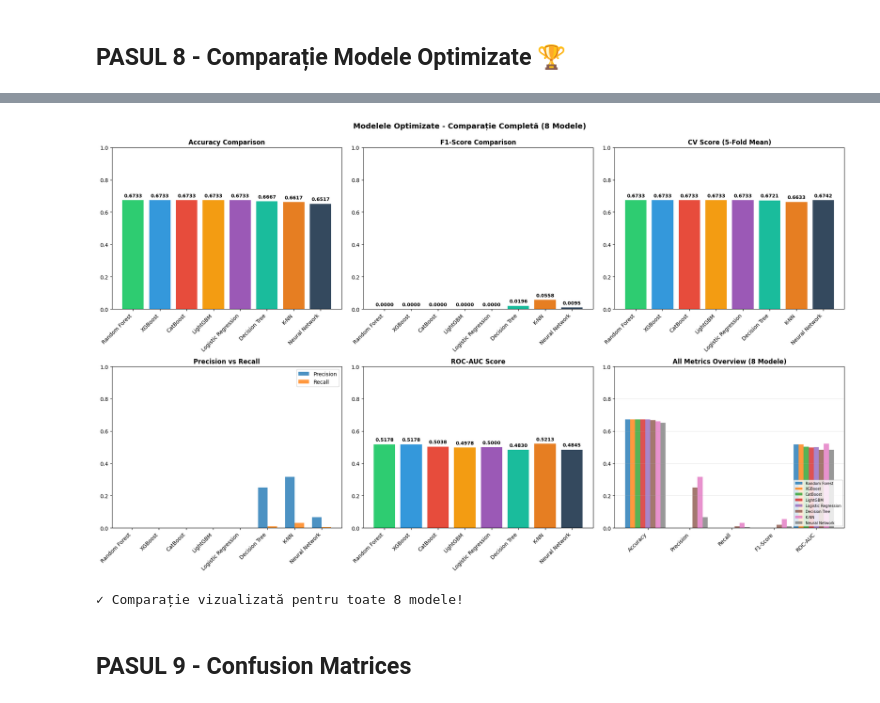
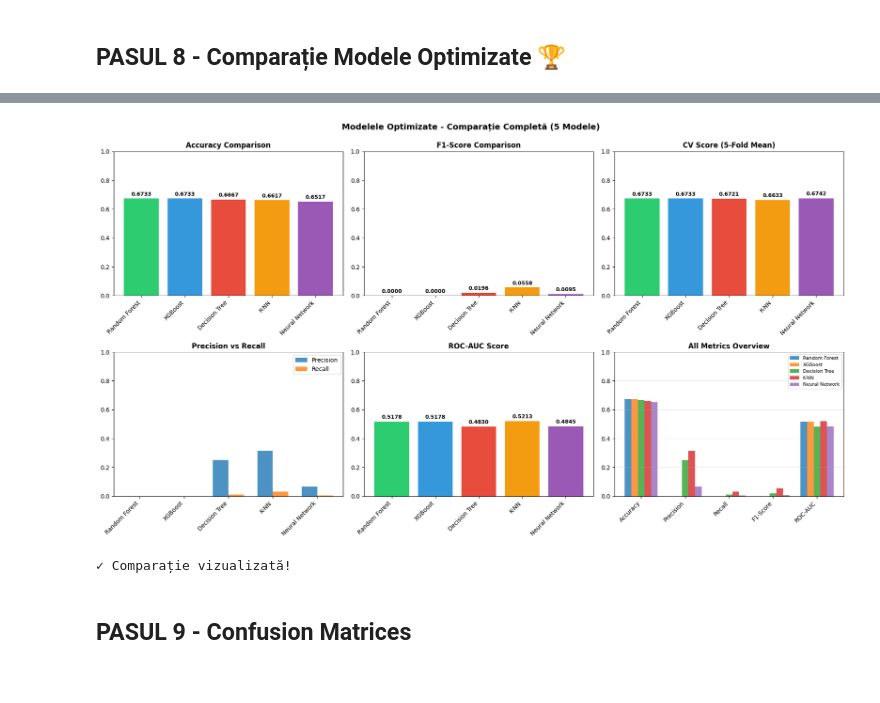
Before and after one commit to MarcoMihalca/SistemeInteligente, a Jupyter notebook: Saptamana_10_KNN.ipynb, the cells around one changed output, grey strips where cells are left out. Cells and saved outputs as stored; diff of their text form; code cells hidden in the pictures.

Commit message:
Cerinte saptamana 10
Am adaugat codul / cerintele pentru saptmana 10.

```diff
--- a/Saptamana8_Feature_Engineering.ipynb
+++ b/Saptamana_10_KNN.ipynb
@@ -1899,25 +1873,18 @@ CATBOOST - HYPERPARAMETER OPTIMIZATION
 ## PASUL 8 - Comparație Modele Optimizate 🏆
 # %%
 print("\n" + "="*80)
-print("COMPARAȚIE MODELE OPTIMIZATE - FULL METRICS (8 MODELE)")
+print("COMPARAȚIE MODELE OPTIMIZATE - FULL METRICS")
 print("="*80)
 
-# Creează DataFrame cu rezultate (8 modele - inclusiv Logistic Regression)
+# Creează DataFrame cu rezultate
 results_optimized = pd.DataFrame({
-    'Model': ['Random Forest', 'XGBoost', 'Neural Network', 'Decision Tree', 'K-NN', 'LightGBM', 'CatBoost', 'Logistic Regression'],
-    'CV Score': [grid_search_rf.best_score_, grid_search_xgb.best_score_, grid_search_nn.best_score_,
-                 grid_search_dt.best_score_, grid_search_knn.best_score_, grid_search_lgb.best_score_,
-                 grid_search_cat.best_score_, grid_search_lr.best_score_],
-    'Accuracy': [accuracy_rf_opt, accuracy_xgb_opt, accuracy_nn_opt, accuracy_dt_opt, accuracy_knn_opt,
-                 accuracy_lgb_opt, accuracy_cat_opt, accuracy_lr_opt],
-    'Precision': [precision_rf_opt, precision_xgb_opt, precision_nn_opt, precision_dt_opt, precision_knn_opt,
-                  precision_lgb_opt, precision_cat_opt, precision_lr_opt],
-    'Recall': [recall_rf_opt, recall_xgb_opt, recall_nn_opt, recall_dt_opt, recall_knn_opt,
-               recall_lgb_opt, recall_cat_opt, recall_lr_opt],
-    'F1-Score': [f1_rf_opt, f1_xgb_opt, f1_nn_opt, f1_dt_opt, f1_knn_opt,
-                 f1_lgb_opt, f1_cat_opt, f1_lr_opt],
-    'ROC-AUC': [roc_auc_rf_opt, roc_auc_xgb_opt, roc_auc_nn_opt, roc_auc_dt_opt, roc_auc_knn_opt,
-                roc_auc_lgb_opt, roc_auc_cat_opt, roc_auc_lr_opt]
+    'Model': ['Random Forest', 'XGBoost', 'Neural Network', 'Decision Tree', 'K-NN'],
+    'CV Score': [grid_search_rf.best_score_, grid_search_xgb.best_score_, grid_search_nn.best_score_, grid_search_dt.best_score_, grid_search_knn.best_score_],
+    'Accuracy': [accuracy_rf_opt, accuracy_xgb_opt, accuracy_nn_opt, accuracy_dt_opt, accuracy_knn_opt],
+    'Precision': [precision_rf_opt, precision_xgb_opt, precision_nn_opt, precision_dt_opt, precision_knn_opt],
+    'Recall': [recall_rf_opt, recall_xgb_opt, recall_nn_opt, recall_dt_opt, recall_knn_opt],
+    'F1-Score': [f1_rf_opt, f1_xgb_opt, f1_nn_opt, f1_dt_opt, f1_knn_opt],
+    'ROC-AUC': [roc_auc_rf_opt, roc_auc_xgb_opt, roc_auc_nn_opt, roc_auc_dt_opt, roc_auc_knn_opt]
 })
 
 # Sortează după Accuracy (descrescător)
@@ -1929,16 +1896,16 @@ print(results_optimized.to_string(index=False))
 print("\n" + "="*80)
 print("RANKING:")
 for idx, row in results_optimized.iterrows():
-    medals = ["🥇", "🥈", "🥉", "4️⃣", "5️⃣", "6️⃣", "7️⃣", "8️⃣"]
+    medals = ["🥇", "🥈", "🥉", "4️⃣", "5️⃣"]
     medal = medals[idx] if idx < len(medals) else "❌"
     print(f"{medal} #{idx+1}: {row['Model']:20s} - Accuracy: {row['Accuracy']:.4f}, F1: {row['F1-Score']:.4f}")
 
 print("\n" + "="*80)
 
-# Vizualizare comparație - 8 modele
-fig, axes = plt.subplots(2, 3, figsize=(20, 12))
+# Vizualizare comparație - 5 modele, o combinație de grafice
+fig, axes = plt.subplots(2, 3, figsize=(18, 10))
 
-colors = ['#2ecc71', '#3498db', '#e74c3c', '#f39c12', '#9b59b6', '#1abc9c', '#e67e22', '#34495e']
+colors = ['#2ecc71', '#3498db', '#e74c3c', '#f39c12', '#9b59b6']
 
 # Plot 1: Accuracy
 axes[0, 0].bar(range(len(results_optimized)), results_optimized['Accuracy'], color=colors)
@@ -1987,27 +1954,34 @@ axes[1, 1].set_xticklabels(results_optimized['Model'], rotation=45, ha='right')
 for i, v in enumerate(results_optimized['ROC-AUC']):
     axes[1, 1].text(i, v + 0.02, f'{v:.4f}', ha='center', fontweight='bold', fontsize=9)
 
-# Plot 6: All metrics overview - Spider/Radar chart alternative (all metrics for top 3)
+# Plot 6: All metrics overview
 metrics = ['Accuracy', 'Precision', 'Recall', 'F1-Score', 'ROC-AUC']
 x = np.arange(len(metrics))
-width = 0.12
+width = 0.15
 
-for i, model in enumerate(results_optimized['Model'][:8]):
-    model_row = results_optimized[results_optimized['Model'] == model].iloc[0]
-    values = [model_row[metric] for metric in metrics]
-    axes[1, 2].bar(x + (i - 4) * width, values, width, label=model, alpha=0.8)
+for i, model in enumerate(results_optimized['Model']):
+    values = [results_optimized.iloc[0][metric] if i == 0 else
+              results_optimized[results_optimized['Model'] == model][metric].values[0]
+              for metric in metrics]
+    if i == 0:
+        values = [results_optimized.iloc[0][metric] for metric in metrics]
+        axes[1, 2].bar(x + (i - 2) * width, values, width, label=model, alpha=0.8)
+    else:
+        model_row = results_optimized[results_optimized['Model'] == model].iloc[0]
+        values = [model_row[metric] for metric in metrics]
+        axes[1, 2].bar(x + (i - 2) * width, values, width, label=model, alpha=0.8)
 
-axes[1, 2].set_title('All Metrics Overview (8 Modele)', fontweight='bold', fontsize=12)
+axes[1, 2].set_title('All Metrics Overview', fontweight='bold', fontsize=12)
 axes[1, 2].set_xticks(x)
 axes[1, 2].set_xticklabels(metrics, rotation=45, ha='right')
-axes[1, 2].legend(fontsize=7, loc='lower right')
+axes[1, 2].legend(fontsize=8)
 axes[1, 2].set_ylim([0, 1])
 axes[1, 2].grid(axis='y', alpha=0.3)
 
-plt.suptitle('Modelele Optimizate - Comparație Completă (8 Modele)', fontsize=14, fontweight='bold', y=0.995)
+plt.suptitle('Modelele Optimizate - Comparație Completă (5 Modele)', fontsize=14, fontweight='bold', y=0.995)
 plt.tight_layout()
 plt.show()
 
-print("\n✓ Comparație vizualizată pentru toate 8 modele!")
+print("\n✓ Comparație vizualizată!")
 # %% [output]
 ================================================================================
@@ -2028,7 +2002,7 @@ Logistic Regression  0.673333  0.673333   0.000000 0.000000  0.000000 0.500000
 
 ================================================================================
-[figure, old version]
+[figure, new version]
-✓ Comparație vizualizată pentru toate 8 modele!
+✓ Comparație vizualizată!
 # %% [markdown]
 ## PASUL 9 - Confusion Matrices
 # %%
```
Also changed, not shown: parts of 10 cells of this notebook.
